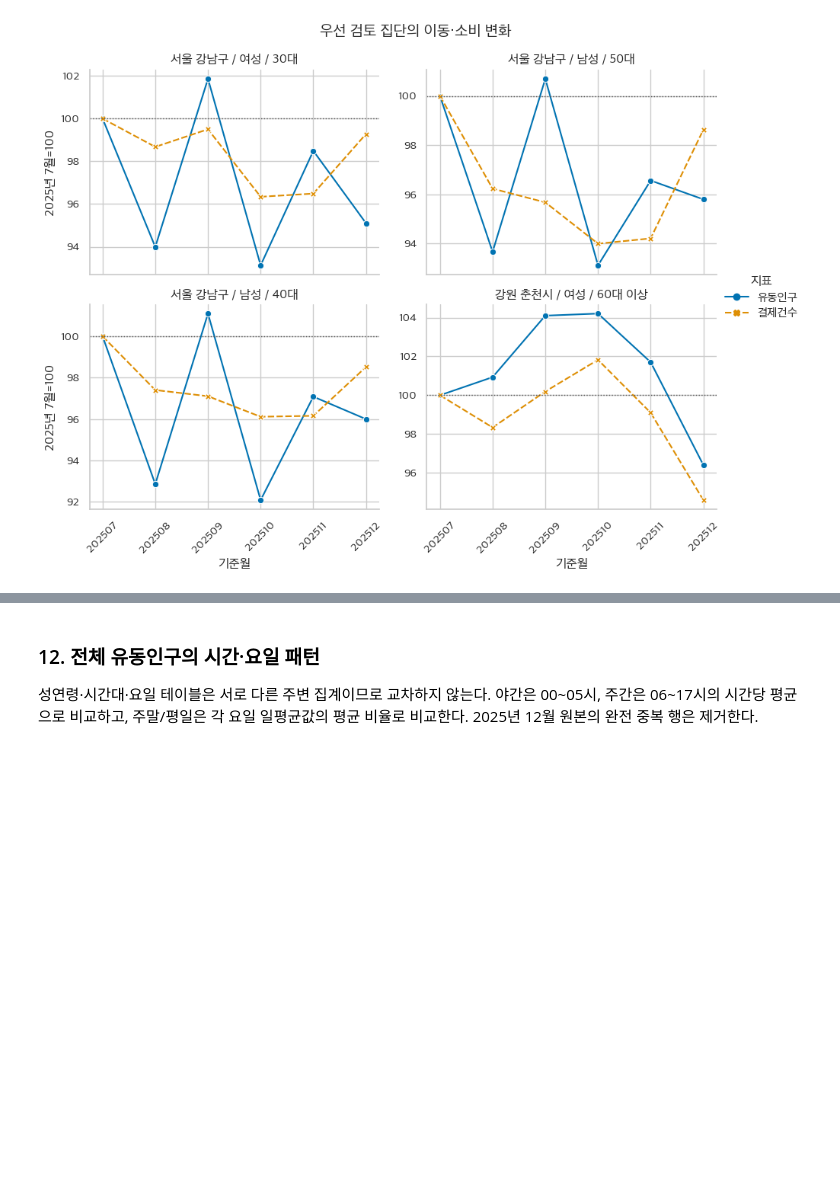
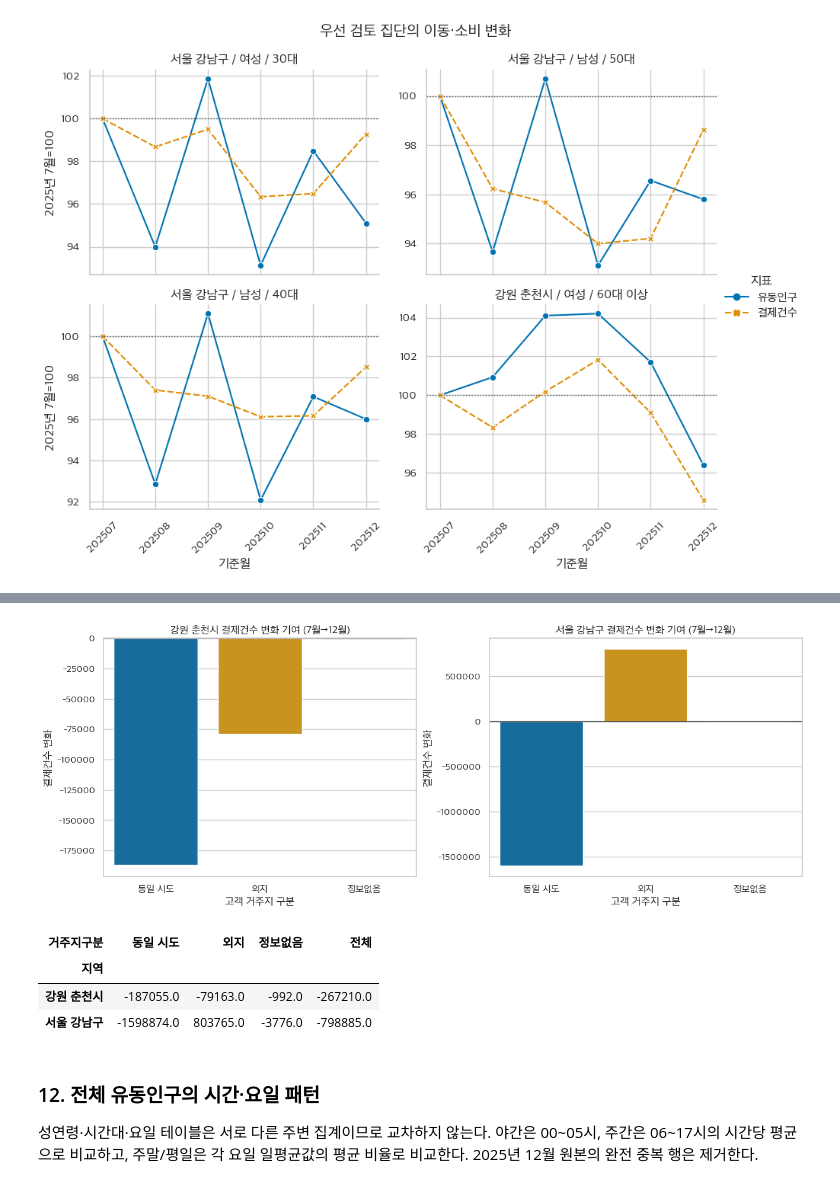
Before and after one commit to Team-Hambugi-Lab/bigcontest-social-isolation, a Jupyter notebook: notebooks/260922_EDA_provided_data_ljy.ipynb, the cells around one changed output, grey strips where cells are left out. Cells and saved outputs as stored; diff of their text form; code cells hidden in the pictures; blank space fills up the shorter version.

```diff
--- a/notebooks/260922_EDA_provided_data_ljy.ipynb
+++ b/notebooks/260922_EDA_provided_data_ljy.ipynb
@@ -988,3 +1171,46 @@ residence_share.pivot_table(
+# %%
+region_residence_month = residence_share.pivot_table(
+    index=["지역", "거주지구분"], columns="기준월", values="결제건수"
+)
+region_residence_change = (
+    region_residence_month.assign(
+        결제건수변화=lambda frame: frame["202512"] - frame["202507"]
+    )["결제건수변화"]
+    .rename("결제건수변화")
+    .reset_index()
+)
+
+fig, axes = plt.subplots(1, 2, figsize=(12, 4.5), constrained_layout=True)
+for ax, region in zip(axes, sorted(EXPECTED_REGIONS), strict=True):
+    plot_data = region_residence_change[region_residence_change["지역"] == region]
+    sns.barplot(
+        data=plot_data,
+        x="거주지구분",
+        y="결제건수변화",
+        hue="거주지구분",
+        order=["동일 시도", "외지", "정보없음"],
+        palette=residence_colors,
+        ax=ax,
+        legend=False,
+    )
+    ax.axhline(0, color="#444444", linewidth=1)
+    ax.set(
+        title=f"{region} 결제건수 변화 기여 (7월→12월)",
+        xlabel="고객 거주지 구분",
+        ylabel="결제건수 변화",
+    )
+    ax.ticklabel_format(axis="y", style="plain")
+plt.show()
+
+region_residence_change.pivot(
+    index="지역", columns="거주지구분", values="결제건수변화"
+).assign(전체=lambda frame: frame.sum(axis=1)).round(0)
+# %% [output]
+[figure, added]
+| 거주지구분 | 동일 시도 | 외지 | 정보없음 | 전체 |
+| 지역 |  |  |  |  |
+| 강원 춘천시 | -187055.0 | -79163.0 | -992.0 | -267210.0 |
+| 서울 강남구 | -1598874.0 | 803765.0 | -3776.0 | -798885.0 |
 # %% [markdown]
 ### 12. 전체 유동인구의 시간·요일 패턴
 
```
Also changed, not shown: parts of 6 cells of this notebook.
